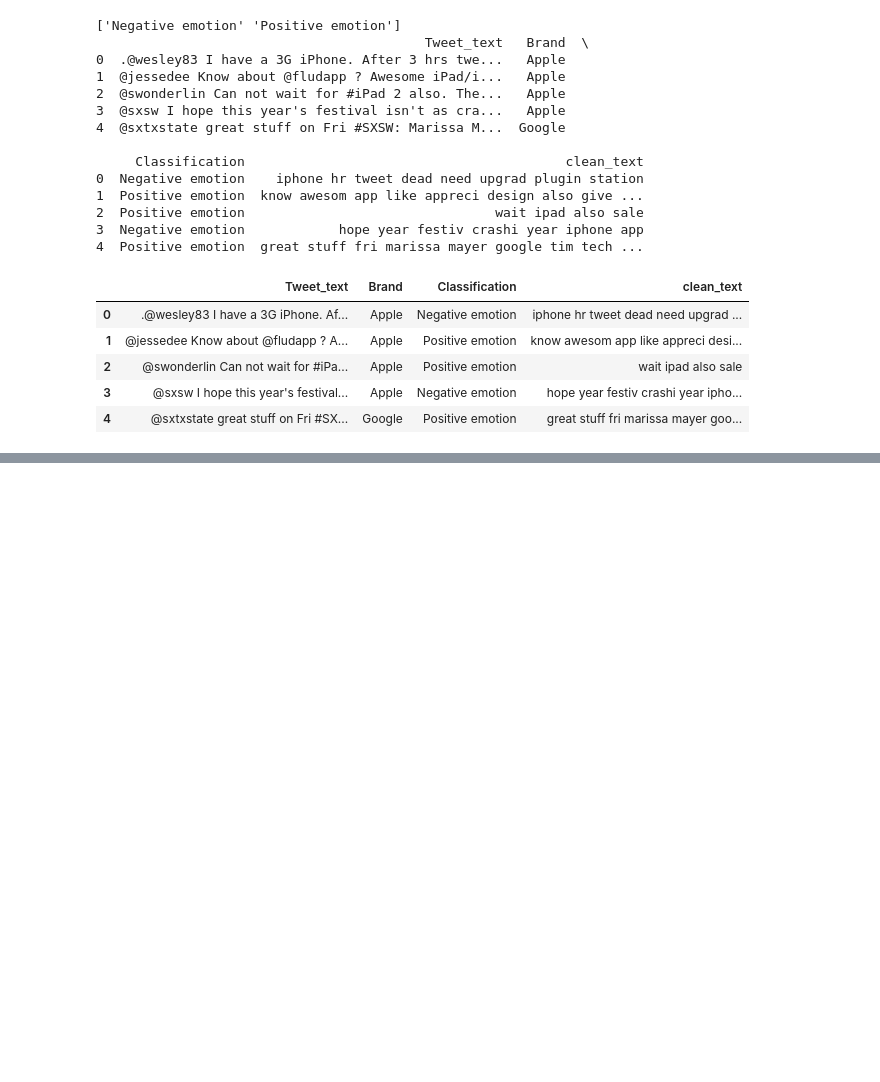
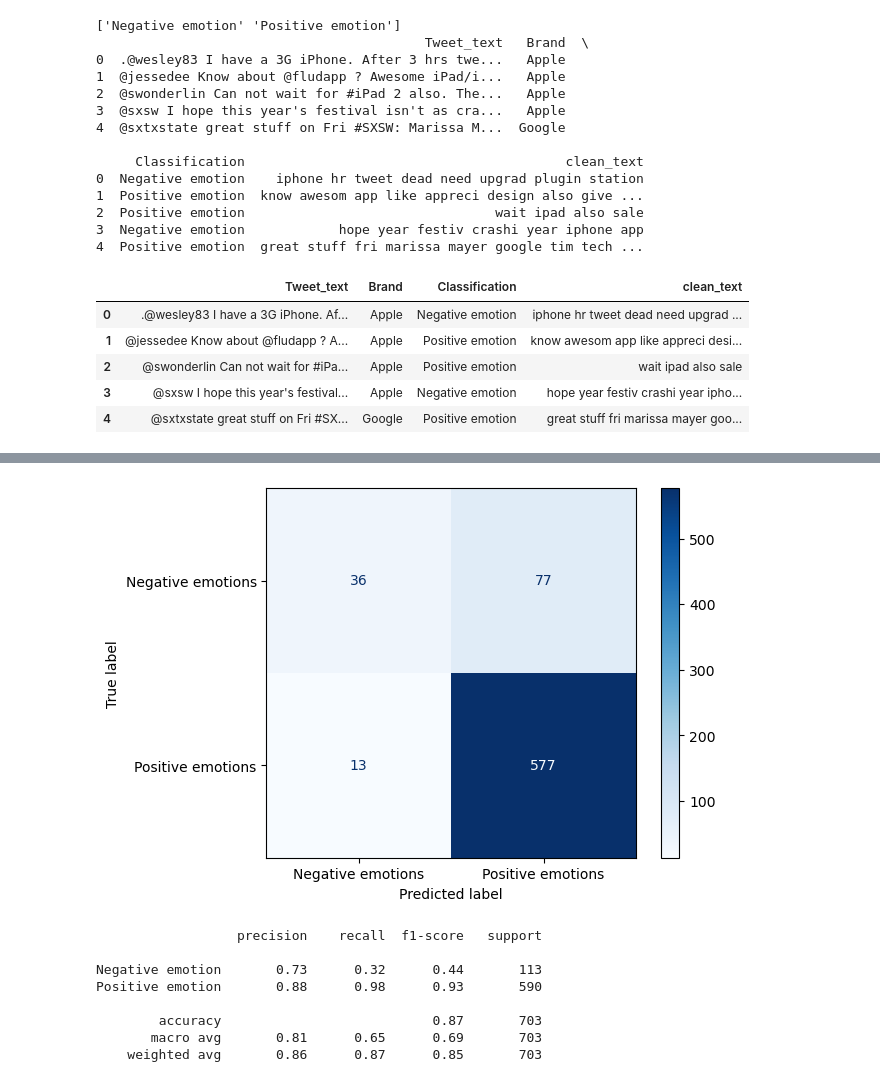
Before and after one commit to stephenjilani8-eng/Twitter_Emotions_NLP_Project, a Jupyter notebook: Twitter_Emotions_NLP.ipynb, the cells around one changed output, grey strips where cells are left out. Saved outputs shown, nothing was run; the diff lists cells and outputs as text; code cells hidden in the pictures; blank space fills up the shorter version.

```diff
--- a/Twitter_Emotions_NLP.ipynb
+++ b/Twitter_Emotions_NLP.ipynb
@@ -552,0 +653,23 @@ SyntaxError: incomplete input (4054553768.py, line 6)
+# %%
+#Evaluation of the best model
+
+best_rand_forest = grid_search.best_estimator_
+
+y_pred_rand_forest_tuned = best_rand_forest.predict(X_test_vec)
+
+cm_rand_forest_tuned = confusion_matrix(y_test, y_pred_rand_forest_tuned)
+
+display_rand_forest_tuned = ConfusionMatrixDisplay(confusion_matrix = cm_rand_forest_tuned, display_labels=["Negative emotions", "Positive emotions"])
+display_rand_forest_tuned.plot(cmap=plt.cm.Blues)
+plt.show()
+print(classification_report(y_test, y_pred_rand_forest_tuned))
+# %% [output]
+[figure, added]
+                  precision    recall  f1-score   support
+
+Negative emotion       0.73      0.32      0.44       113
+Positive emotion       0.88      0.98      0.93       590
+
+        accuracy                           0.87       703
+       macro avg       0.81      0.65      0.69       703
+    weighted avg       0.86      0.87      0.85       703
```
Also changed, not shown: parts of 15 cells of this notebook.
